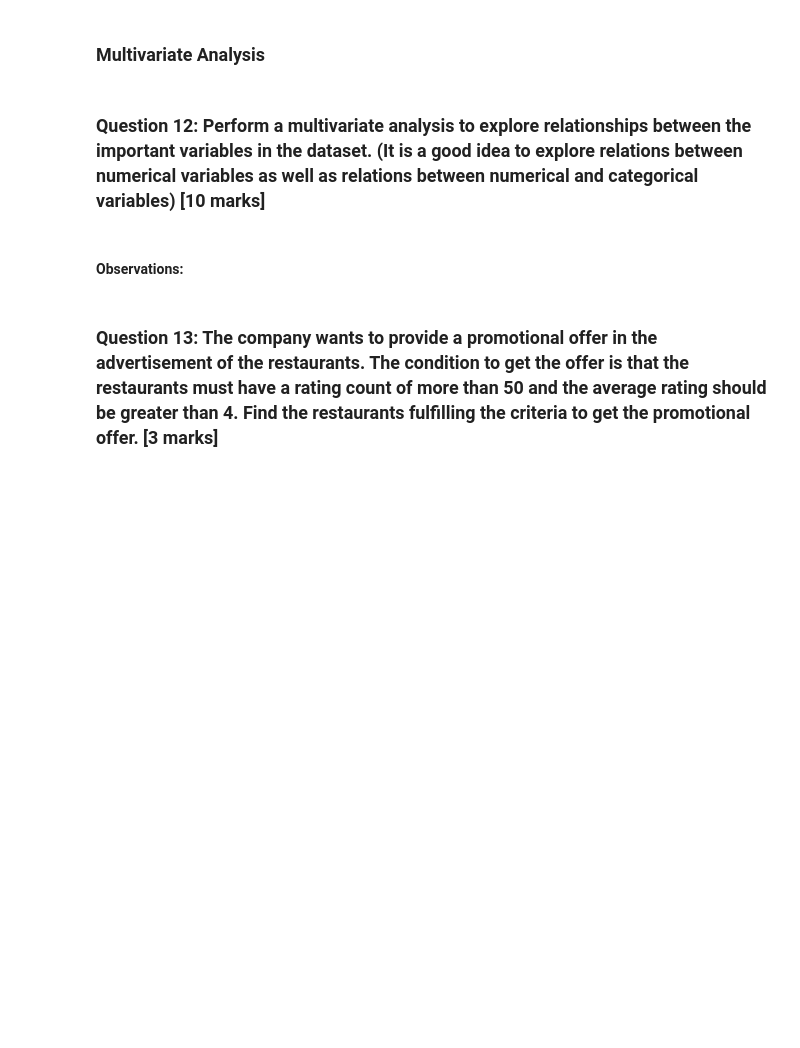
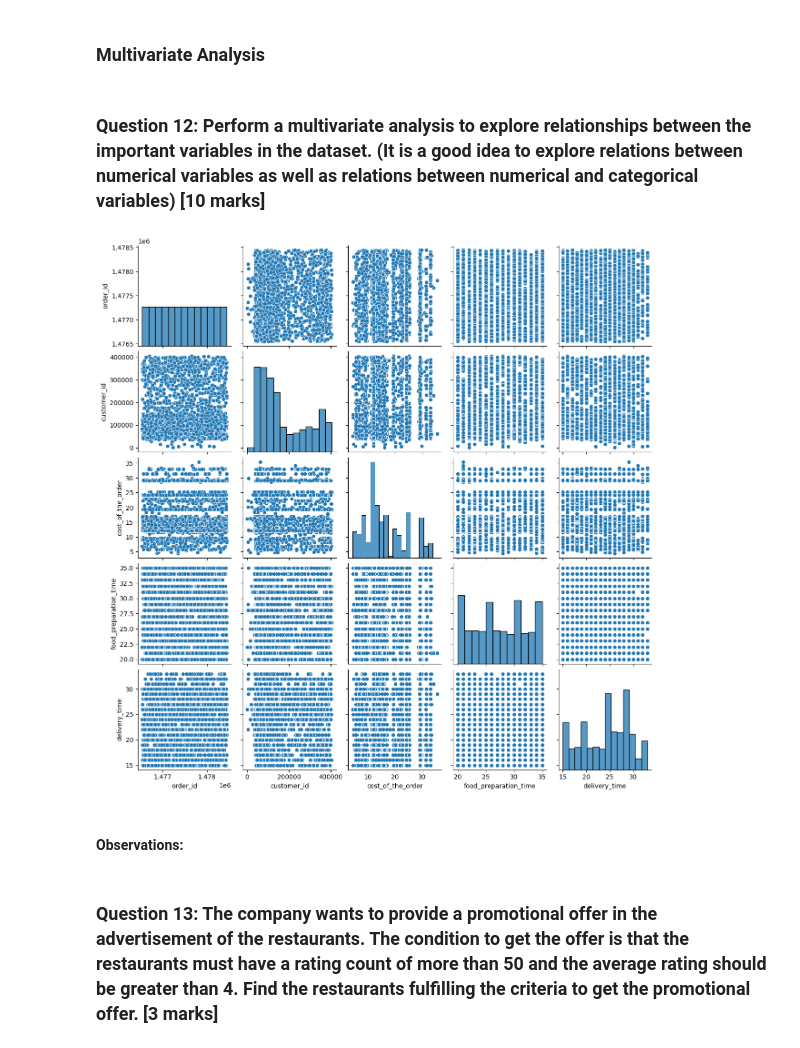
Before and after one commit to HelimaBass/Content_Drive, a Jupyter notebook: FDS_Project_LearnerNotebook_FullCode.ipynb, the cells around one changed output. Drawn from its saved outputs; the diff is of its cells as text; code cells hidden in the pictures; blank space fills up the shorter version.

```diff
--- a/FDS_Project_LearnerNotebook_FullCode.ipynb
+++ b/FDS_Project_LearnerNotebook_FullCode.ipynb
@@ -572,6 +572,9 @@ df_top3_cust
 ### **Question 12**: Perform a multivariate analysis to explore relationships between the important variables in the dataset. (It is a good idea to explore relations between numerical variables as well as relations between numerical and categorical variables) [10 marks]
 # %%
 # Write the code here
+sns.pairplot(data=df, corner=False);
+# %% [output]
+[figure, added]
 # %% [markdown]
 #### Observations:
 # %% [markdown]
```
